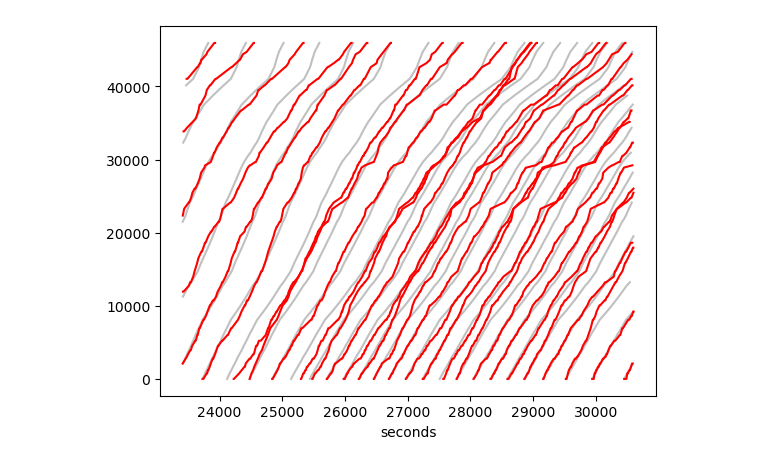
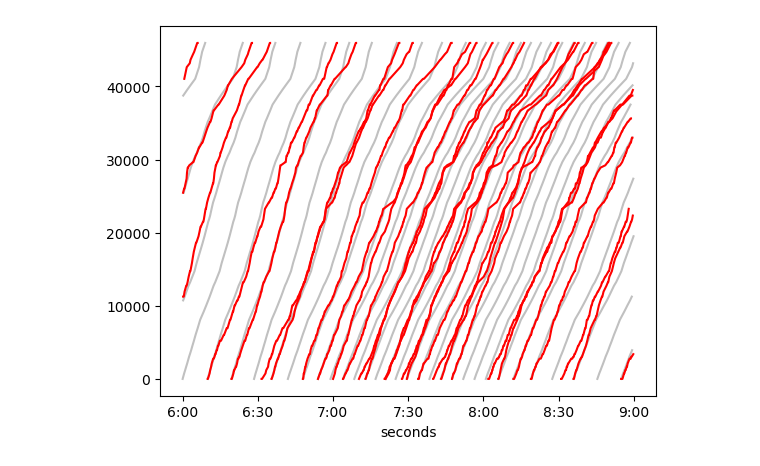
Before and after one commit to joerovar/transit-centric-smart-mobility-system, a Jupyter notebook: src/04_SIMULATION/scratch.ipynb, the cells around one changed output. Saved outputs shown, nothing was run; the diff lists cells and outputs as text; code cells hidden in the pictures.

```diff
--- a/src/04_SIMULATION/scratch.ipynb
+++ b/src/04_SIMULATION/scratch.ipynb
@@ -14,26 +15,29 @@ gtfs_stop_t_df = gtfs_stop_t_df[gtfs_stop_t_df['trip_id'].isin(focus_trip_ids)]
 gtfs_stop_t_df.to_csv('in/raw/gtfs/stop_times2.txt', index=False)
 # %%
 # THIS IS HOW TO CREATE TRAJECTORY PLOTS
-df_out = pd.read_pickle('out/NC_Terminal/0616-020547-trip_record_outbound.pkl')
+df_out = pd.read_pickle('out/NC_Terminal/0621-144310-trip_record_outbound.pkl')
 df_out.columns
 df_arr_t = df_out[['trip_id', 'replication', 'dist_traveled', 'arr_sec']].copy()
 df_arr_t = df_arr_t.rename(columns={'arr_sec': 'seconds'})
 df_dep_t = df_out[['trip_id', 'replication', 'dist_traveled', 'dep_sec']].copy()
 df_dep_t = df_dep_t.rename(columns={'dep_sec': 'seconds'})
 df_sched_t = df_out[['trip_id', 'replication', 'dist_traveled', 'schd_sec']].copy()
 df_times = pd.concat([df_arr_t, df_dep_t], axis=0, ignore_index=True)
 df_times = df_times.sort_values(by=['trip_id', 'seconds'])
 df_sched_t = df_sched_t.sort_values(by=['trip_id', 'schd_sec'])
-replication = 2
-time_period = (6.5*60*60, 8.5*60*60)
+replication = 1
+time_period = (6*60*60, 9*60*60)
 df_times_rep = df_times[df_times['replication'] == replication].copy()
-df_sched_t_rep = df_sched_t[df_sched_t['replication'] == replication].copy()
 df_times_rep = df_times_rep[(df_times_rep['seconds'] >= time_period[0]) & (df_times_rep['seconds'] <= time_period[1])]
 df_times_rep = df_times_rep.set_index('seconds')
+df_sched_t_rep = pd.DataFrame(sched_out_trajectories, columns=['trip_id', 'schd_sec', 'dist_traveled'])
 df_sched_t_rep = df_sched_t_rep[(df_sched_t_rep['schd_sec'] >= time_period[0]) & (df_sched_t_rep['schd_sec'] <= time_period[1])]
 df_sched_t_rep = df_sched_t_rep.set_index('schd_sec')
 df_sched_t_rep.groupby('trip_id')['dist_traveled'].plot(color='silver')
 df_times_rep.groupby('trip_id')['dist_traveled'].plot(color='red')
+x_ticks = [x for x in range(time_period[0], time_period[1]+30*60, 30*60)]
+x_labels = [str(timedelta(seconds=round(x)))[:-3] for x in x_ticks]
+plt.xticks(ticks=x_ticks, labels=x_labels)
 plt.show()
 # %% [output]
-[figure, old version]
+[figure, new version]
```
Also changed, not shown: parts of 4 cells of this notebook, 37 other files.
